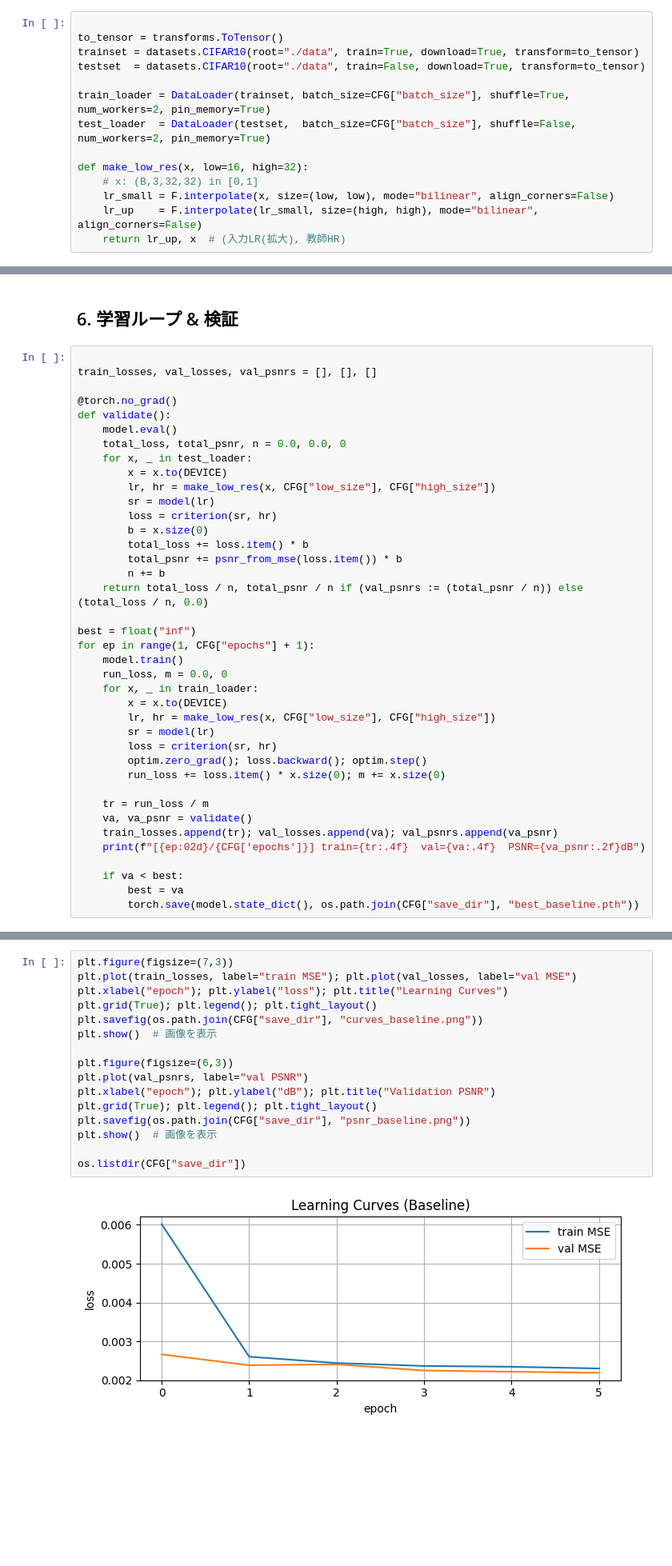
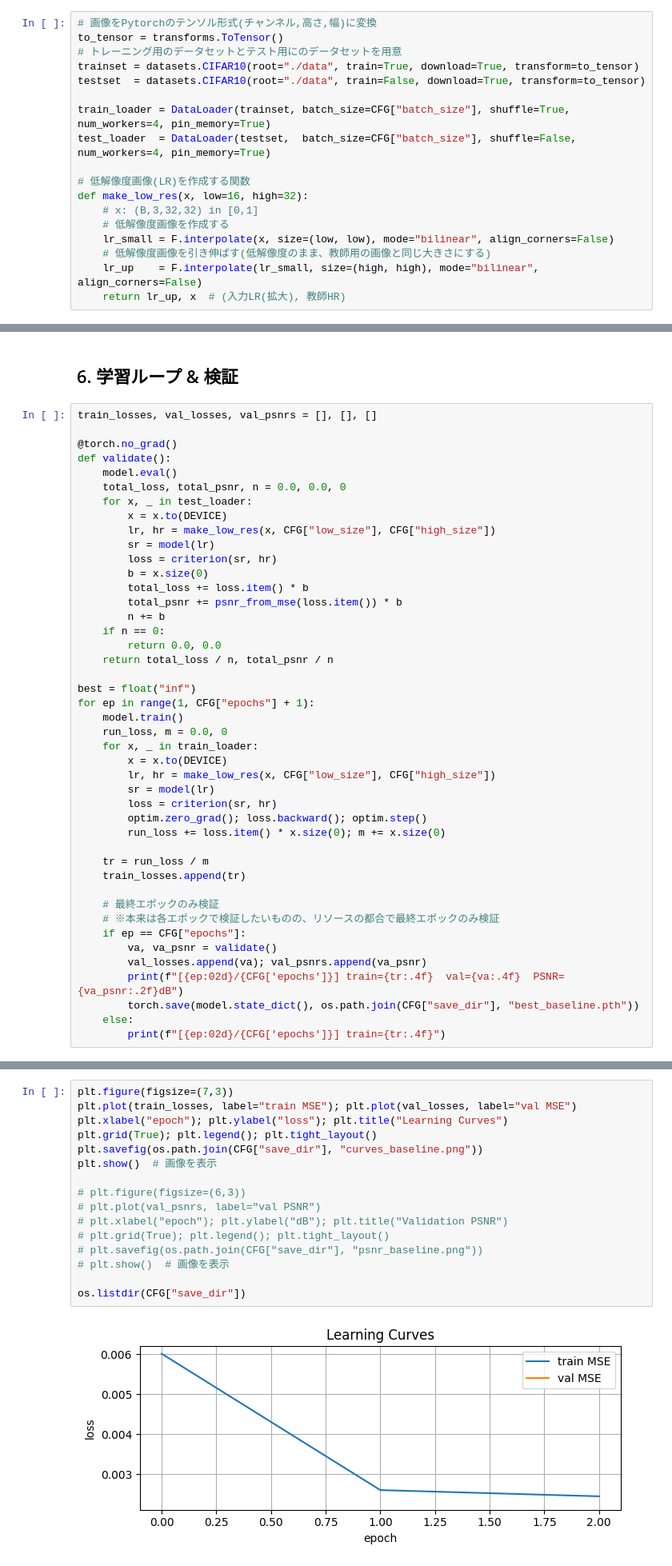
Before and after one commit to yuusyasiratama/simple-superres-cifar10, a Jupyter notebook: product_coding.ipynb, the cells around one changed output, grey strips where cells are left out. Shown at 80% size. Cells and saved outputs as stored; diff of their text form; blank space fills up the shorter version.

```diff
--- a/product_coding.ipynb
+++ b/product_coding.ipynb
@@ -68,16 +74,20 @@ CFG
 # %% [markdown]
 ## 3. データ前処理（CIFAR-10 を LR/HR に分ける）
 # %%
-
+# 画像をPytorchのテンソル形式(チャンネル,高さ,幅)に変換
 to_tensor = transforms.ToTensor()
+# トレーニング用のデータセットとテスト用にのデータセットを用意
 trainset = datasets.CIFAR10(root="./data", train=True, download=True, transform=to_tensor)
 testset  = datasets.CIFAR10(root="./data", train=False, download=True, transform=to_tensor)
 
-train_loader = DataLoader(trainset, batch_size=CFG["batch_size"], shuffle=True, num_workers=2, pin_memory=True)
-test_loader  = DataLoader(testset,  batch_size=CFG["batch_size"], shuffle=False, num_workers=2, pin_memory=True)
+train_loader = DataLoader(trainset, batch_size=CFG["batch_size"], shuffle=True, num_workers=4, pin_memory=True)
+test_loader  = DataLoader(testset,  batch_size=CFG["batch_size"], shuffle=False, num_workers=4, pin_memory=True)
 
+# 低解像度画像(LR)を作成する関数
 def make_low_res(x, low=16, high=32):
     # x: (B,3,32,32) in [0,1]
+    # 低解像度画像を作成する
     lr_small = F.interpolate(x, size=(low, low), mode="bilinear", align_corners=False)
+    # 低解像度画像を引き伸ばす(低解像度のまま、教師用の画像と同じ大きさにする)
     lr_up    = F.interpolate(lr_small, size=(high, high), mode="bilinear", align_corners=False)
     return lr_up, x  # (入力LR(拡大), 教師HR)
@@ -129,7 +172,6 @@ def psnr_from_mse(mse):
 # %% [markdown]
 ## 6. 学習ループ & 検証
 # %%
-
 train_losses, val_losses, val_psnrs = [], [], []
 
 @torch.no_grad()
@@ -145,7 +187,9 @@ def validate():
         total_loss += loss.item() * b
         total_psnr += psnr_from_mse(loss.item()) * b
         n += b
-    return total_loss / n, total_psnr / n if (val_psnrs := (total_psnr / n)) else (total_loss / n, 0.0)
+    if n == 0:
+        return 0.0, 0.0
+    return total_loss / n, total_psnr / n
 
 best = float("inf")
 for ep in range(1, CFG["epochs"] + 1):
@@ -160,11 +204,15 @@ for ep in range(1, CFG["epochs"] + 1):
         run_loss += loss.item() * x.size(0); m += x.size(0)
 
     tr = run_loss / m
-    va, va_psnr = validate()
-    train_losses.append(tr); val_losses.append(va); val_psnrs.append(va_psnr)
-    print(f"[{ep:02d}/{CFG['epochs']}] train={tr:.4f}  val={va:.4f}  PSNR={va_psnr:.2f}dB")
+    train_losses.append(tr)
 
-    if va < best:
-        best = va
+    # 最終エポックのみ検証
+    # ※本来は各エポックで検証したいものの、リソースの都合で最終エポックのみ検証
+    if ep == CFG["epochs"]:
+        va, va_psnr = validate()
+        val_losses.append(va); val_psnrs.append(va_psnr)
+        print(f"[{ep:02d}/{CFG['epochs']}] train={tr:.4f}  val={va:.4f}  PSNR={va_psnr:.2f}dB")
         torch.save(model.state_dict(), os.path.join(CFG["save_dir"], "best_baseline.pth"))
+    else:
+        print(f"[{ep:02d}/{CFG['epochs']}] train={tr:.4f}")
 # %% [output]
@@ -181,18 +263,18 @@ KeyboardInterrupt:
 # %%
 plt.figure(figsize=(7,3))
 plt.plot(train_losses, label="train MSE"); plt.plot(val_losses, label="val MSE")
 plt.xlabel("epoch"); plt.ylabel("loss"); plt.title("Learning Curves")
 plt.grid(True); plt.legend(); plt.tight_layout()
 plt.savefig(os.path.join(CFG["save_dir"], "curves_baseline.png"))
 plt.show()  # 画像を表示
 
-plt.figure(figsize=(6,3))
-plt.plot(val_psnrs, label="val PSNR")
-plt.xlabel("epoch"); plt.ylabel("dB"); plt.title("Validation PSNR")
-plt.grid(True); plt.legend(); plt.tight_layout()
-plt.savefig(os.path.join(CFG["save_dir"], "psnr_baseline.png"))
-plt.show()  # 画像を表示
+# plt.figure(figsize=(6,3))
+# plt.plot(val_psnrs, label="val PSNR")
+# plt.xlabel("epoch"); plt.ylabel("dB"); plt.title("Validation PSNR")
+# plt.grid(True); plt.legend(); plt.tight_layout()
+# plt.savefig(os.path.join(CFG["save_dir"], "psnr_baseline.png"))
+# plt.show()  # 画像を表示
 
 os.listdir(CFG["save_dir"])
 # %% [output]
-[figure, old version]
+[figure, new version]
```
Also changed, not shown: parts of 10 cells of this notebook.
